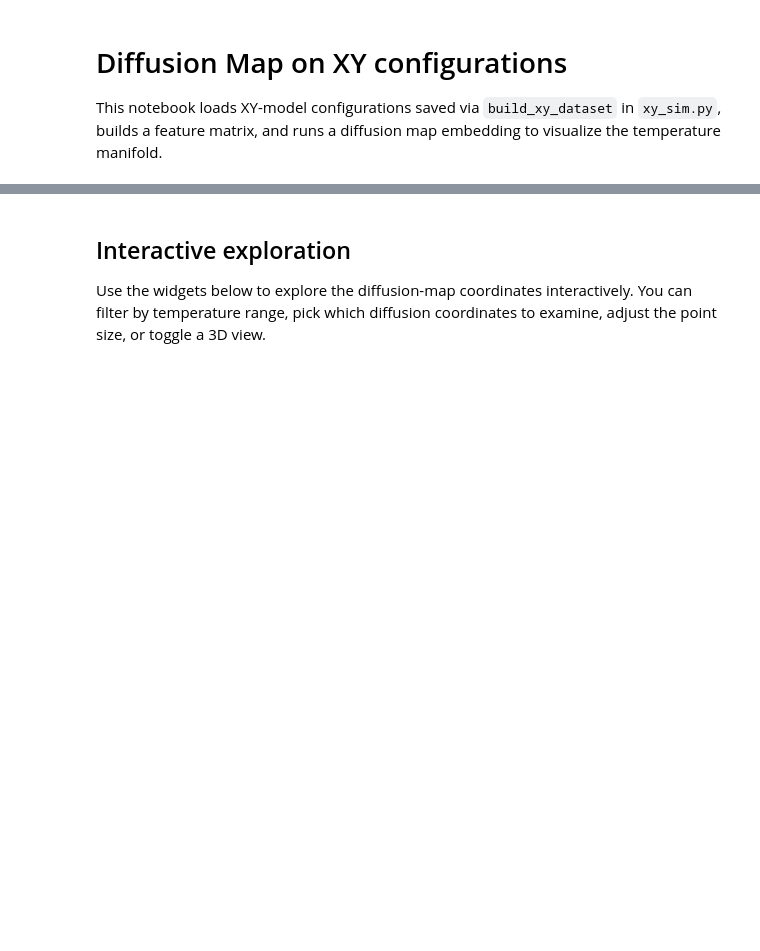
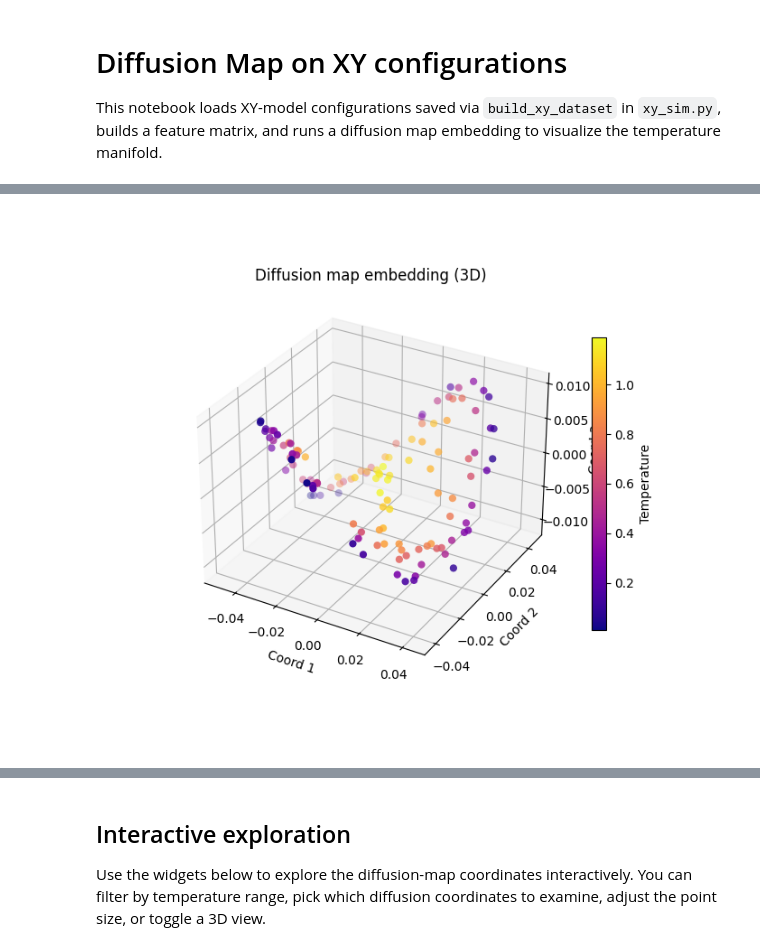
Before and after one commit to neel-j-dev/Classifying-BLK-Transitions, a Jupyter notebook: simulator/XY_Diffusion_Map.ipynb, the cells around one changed output, grey strips where cells are left out. Drawn from its saved outputs; the diff is of its cells as text; code cells hidden in the pictures; blank space fills up the shorter version.

Commit message:
Visualize XY samples

```diff
--- a/simulator/XY_Diffusion_Map.ipynb
+++ b/simulator/XY_Diffusion_Map.ipynb
@@ -44,7 +46,7 @@ from sklearn.preprocessing import normalize
 
 # Diffusion map helper
 
-def diffusion_map(data, epsilon=None, n_components=3):
+def diffusion_map(data, epsilon=None, n_components=5):
     # Pairwise Euclidean distances
     dists = pairwise_distances(data, metric='euclidean')
     if epsilon is None:
@@ -70,6 +72,6 @@ def diffusion_map(data, epsilon=None, n_components=3):
     diffusion_coords = diffusion_coords * diffusion_vals
     return diffusion_coords, diffusion_vals, epsilon
 
-embeddings, lambdas, eps = diffusion_map(features, n_components=3)
+embeddings, lambdas, eps = diffusion_map(features, n_components=5)
 print("Eigenvalues:", lambdas)
 print("Epsilon used:", eps)
@@ -87,24 +94,32 @@ plt.show()
 # %%
-# 3D visualization of the first three diffusion coordinates
+%matplotlib ipympl
+import matplotlib.pyplot as plt
 from mpl_toolkits.mplot3d import Axes3D  # noqa: F401
 
 fig = plt.figure(figsize=(7, 6))
 ax = fig.add_subplot(111, projection='3d')
+
 scatter = ax.scatter(
     embeddings[:, 0],
     embeddings[:, 1],
     embeddings[:, 2],
     c=temperatures,
     cmap='plasma',
     s=35,
     edgecolor='none'
 )
+
 ax.set_xlabel('Coord 1')
 ax.set_ylabel('Coord 2')
 ax.set_zlabel('Coord 3')
 ax.set_title('Diffusion map embedding (3D)')
-fig.colorbar(scatter, ax=ax, shrink=0.7, label='Temperature')
+
+cbar = fig.colorbar(scatter, ax=ax, shrink=0.7)
+cbar.set_label('Temperature')
+
 plt.show()
+# %% [output]
+[figure, added]
 # %%
 # Optional: inspect embeddings vs temperature ordering
 order = np.argsort(temperatures)
```
Also changed, not shown: parts of 6 cells of this notebook.
